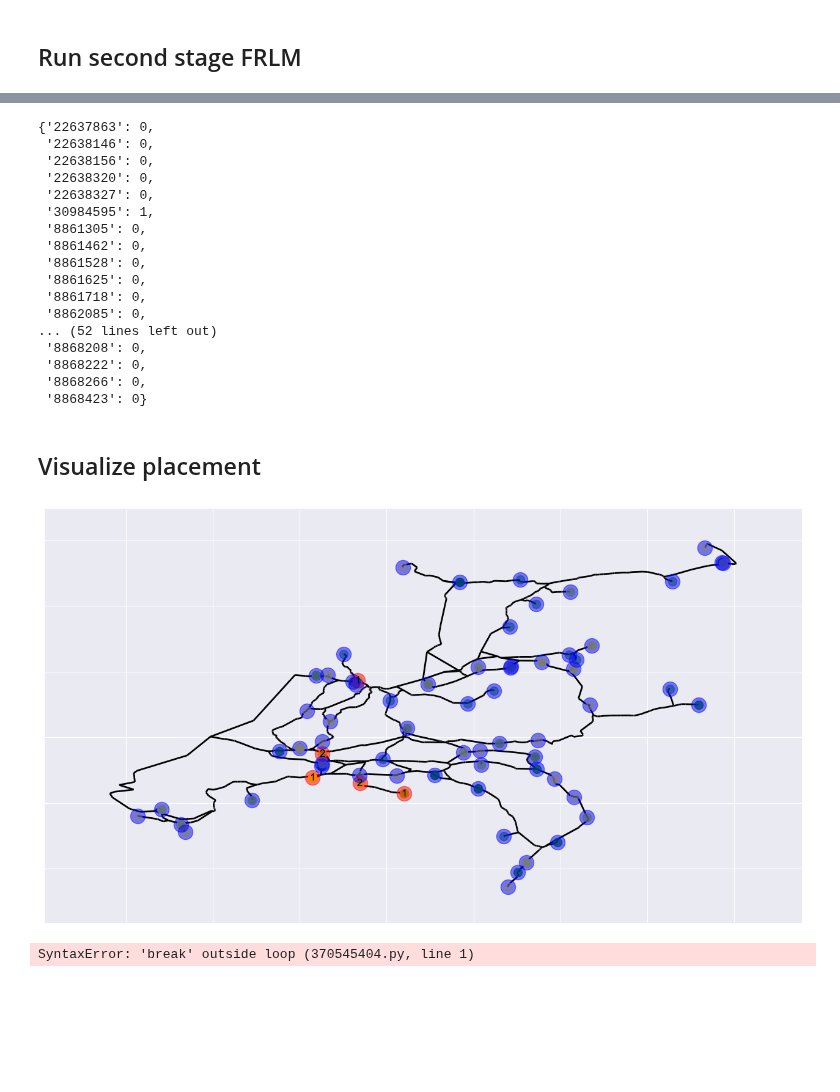
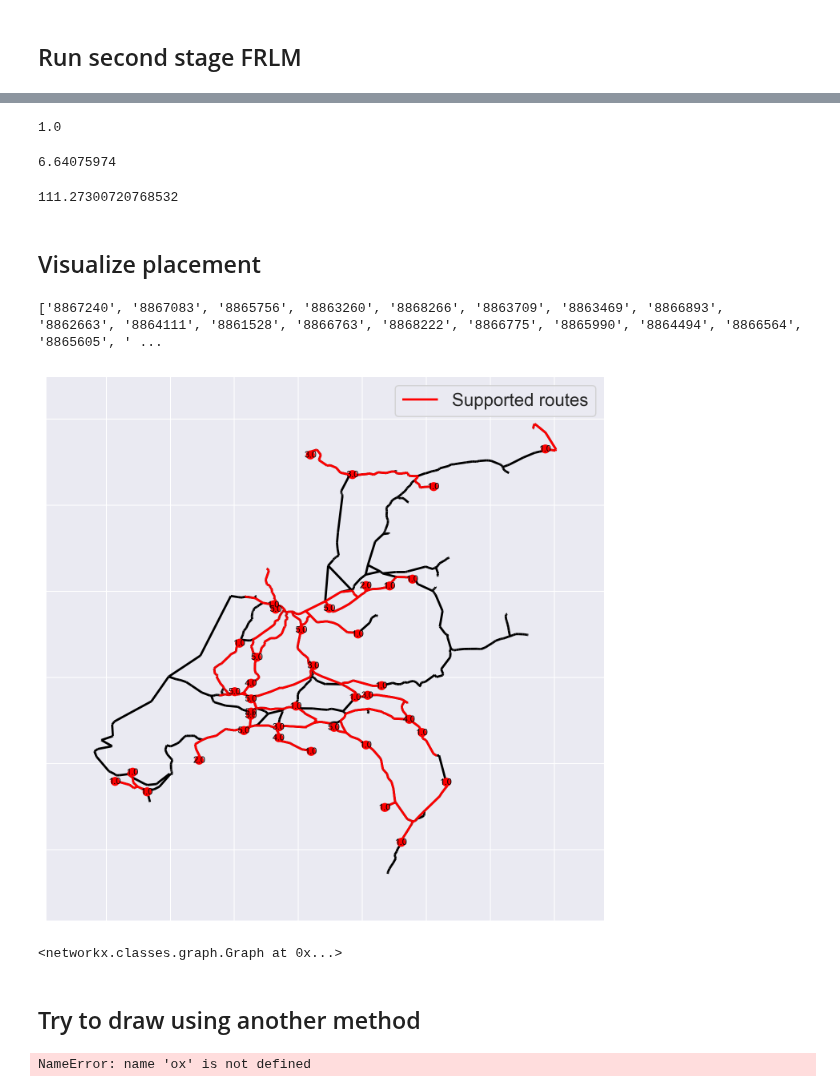
Before and after one commit to fabiandriessen/Thesis, a Jupyter notebook: Waterway_network_test.ipynb, the cells around one changed output, grey strips where cells are left out. Cells and saved outputs as stored; diff of their text form; code cells hidden in the pictures; blank space fills up the shorter version.

```diff
--- a/Waterway_network_test.ipynb
+++ b/Waterway_network_test.ipynb
@@ -48,6 +45,6 @@ df_random1
 # %% [markdown]
 ## Compute path flows
 # %%
-flows = flow_computation(df_random1)
-flows
+%time flows = flow_computation(df_random1)
+sum(flows.values())
 # %% [output]
@@ -72,4 +55,4 @@ flows
 ## Run first stage FRLM
 # %%
 # range r in meters
-df_b, df_g, df_eq_fq = first_stage_frlm(40000, G, OD=flows, paths=paths, path_lengths=path_lengths, df_h=df_h)
+df_b, df_g, df_eq_fq = first_stage_frlm(100000, G, OD=flows, paths=paths, path_lengths=path_lengths, df_h=df_h)
@@ -134,5 +59,5 @@ df_eq_fq
 # %% [markdown]
 ## Run second stage FRLM
 # %%
-optimal_facilities, optimal_flows = second_stage_frlm(6, 20, df_g, df_b, df_eq_fq)
+optimal_facilities, optimal_flows, non_zero_flows, supported_flow = second_stage_frlm(100, 10, 5, df_g, df_b, df_eq_fq)
 # %% [output]
@@ -196,30 +65,20 @@ Wall time: 2.43 s
-# %%
-optimal_facilities
-# %% [output]
-{'22637863': 0,
- '22638146': 0,
- '22638156': 0,
- '22638320': 0,
- '22638327': 0,
- '30984595': 1,
- '8861305': 0,
- '8861462': 0,
- '8861528': 0,
- '8861625': 0,
- '8861718': 0,
- '8862085': 0,
-... (52 lines left out)
- '8868208': 0,
- '8868222': 0,
- '8868266': 0,
- '8868423': 0}
+# %%
+sum(optimal_facilities.values())
+# %% [output]
+1.0
+# %%
+sum(optimal_flows.values())
+# %% [output]
+6.64075974
+# %%
+supported_flow
+# %% [output]
+111.27300720768532
 # %% [markdown]
 ## Visualize placement
 # %%
-visualize_placement(G, flows, optimal_facilities, df_h, paths, unused=True)
+visualize_placement(G, flows, optimal_facilities, non_zero_flows, df_h, paths, unused=False)
 # %% [output]
+['8867240', '8867083', '8865756', '8863260', '8868266', '8863709', '8863469', '8866893', '8862663', '8864111', '8861528', '8866763', '8868222', '8866775', '8865990', '8864494', '8866564', '8865605', ' ...
-[figure, old version]
+[figure, new version]
+<networkx.classes.graph.Graph at 0x...>
-# %%
-break
-# %% [output]
-SyntaxError: 'break' outside loop (370545404.py, line 1)
@@ -280,0 +85,8 @@ OD_list = [("8864461", "8860547", 30), ("8864461", "8862620", 20), ("8864461", "
+# %% [markdown]
+## Try to draw using another method
+# %%
+country = ox.geocode_to_gdf('Europe, Netherlands')
+# country.set_crs({'init': 'epsg:28992'})
+country = ox.project_gdf(country)
+# %% [output]
+NameError: name 'ox' is not defined
```
Also changed, not shown: parts of 27 cells of this notebook, 22 other files.
